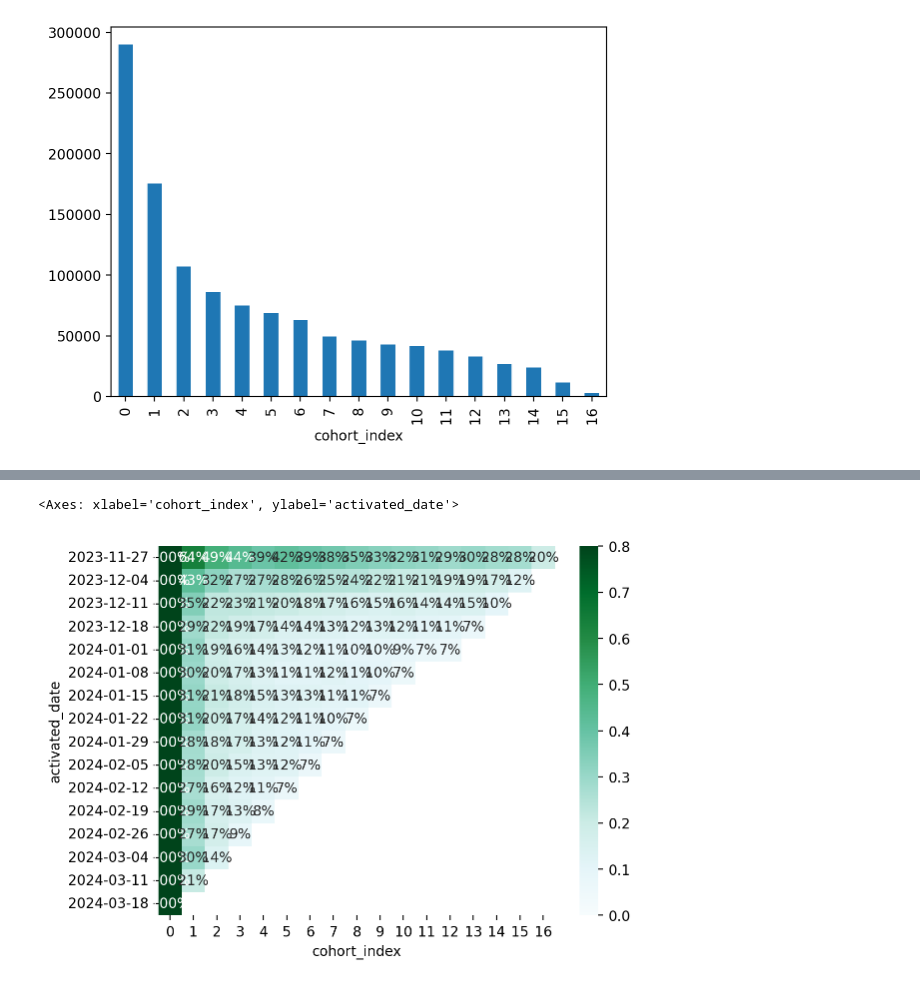
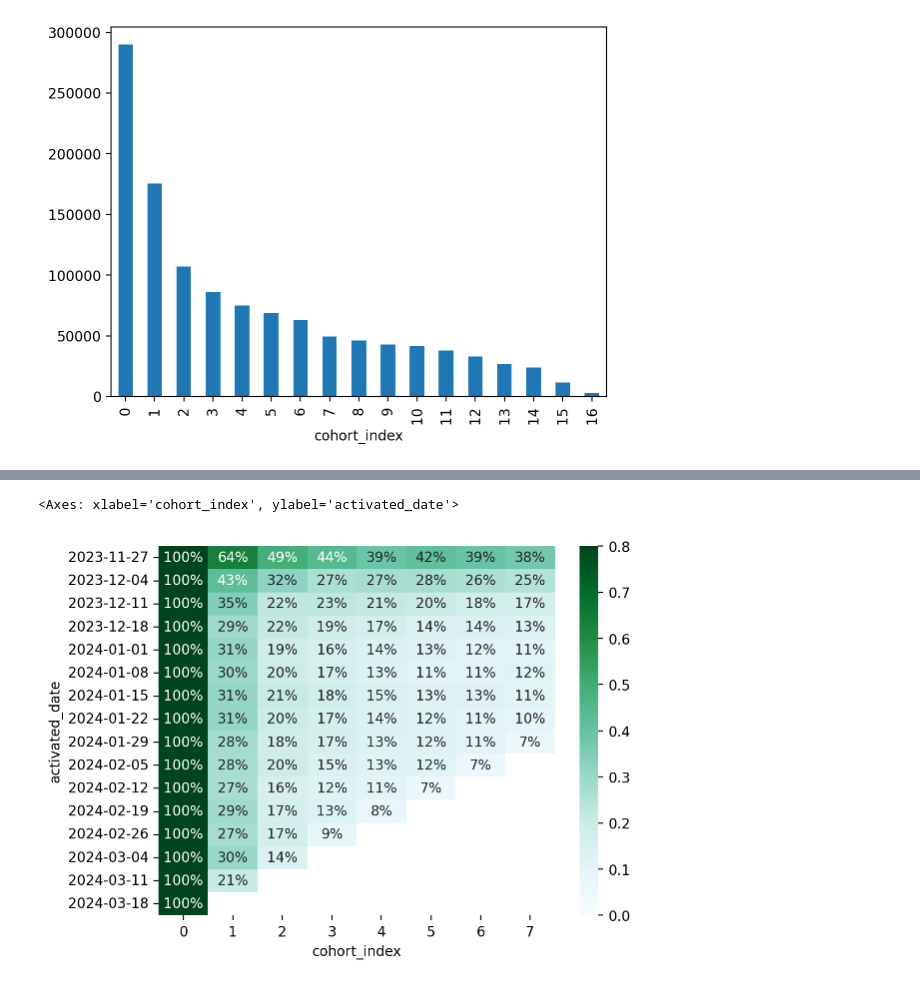
Before and after one commit to amir20/drain, a Jupyter notebook: notebooks/retention.ipynb, the cells around one changed output, grey strips where cells are left out. Drawn from its saved outputs; the diff is of its cells as text; code cells hidden in the pictures.

```diff
--- a/notebooks/retention.ipynb
+++ b/notebooks/retention.ipynb
@@ -27,10 +46,10 @@ cohorts_pivot = cohort_counts_df.pivot_table(index='activated_date', columns='co
 # %%
-sns.heatmap(data = cohorts_pivot,
+sns.heatmap(data = cohorts_pivot[range(8)],
             annot = True,
             fmt = '.0%',
             vmin = 0.0,
             vmax = 0.8,
             cmap = 'BuGn')
 # %% [output]
 <Axes: xlabel='cohort_index', ylabel='activated_date'>
-[figure, old version]
+[figure, new version]
```
Also changed, not shown: parts of 1 cell of this notebook.
